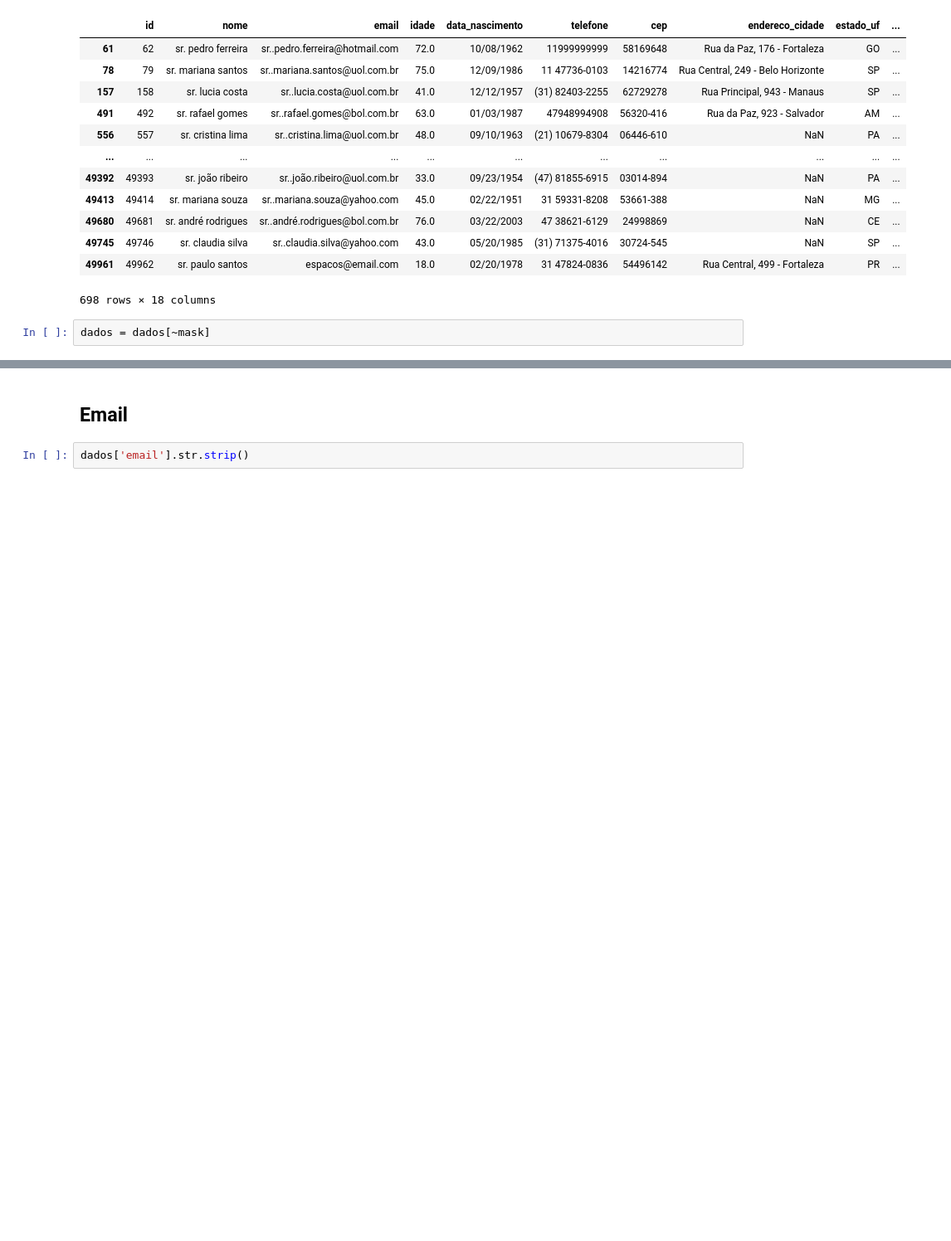
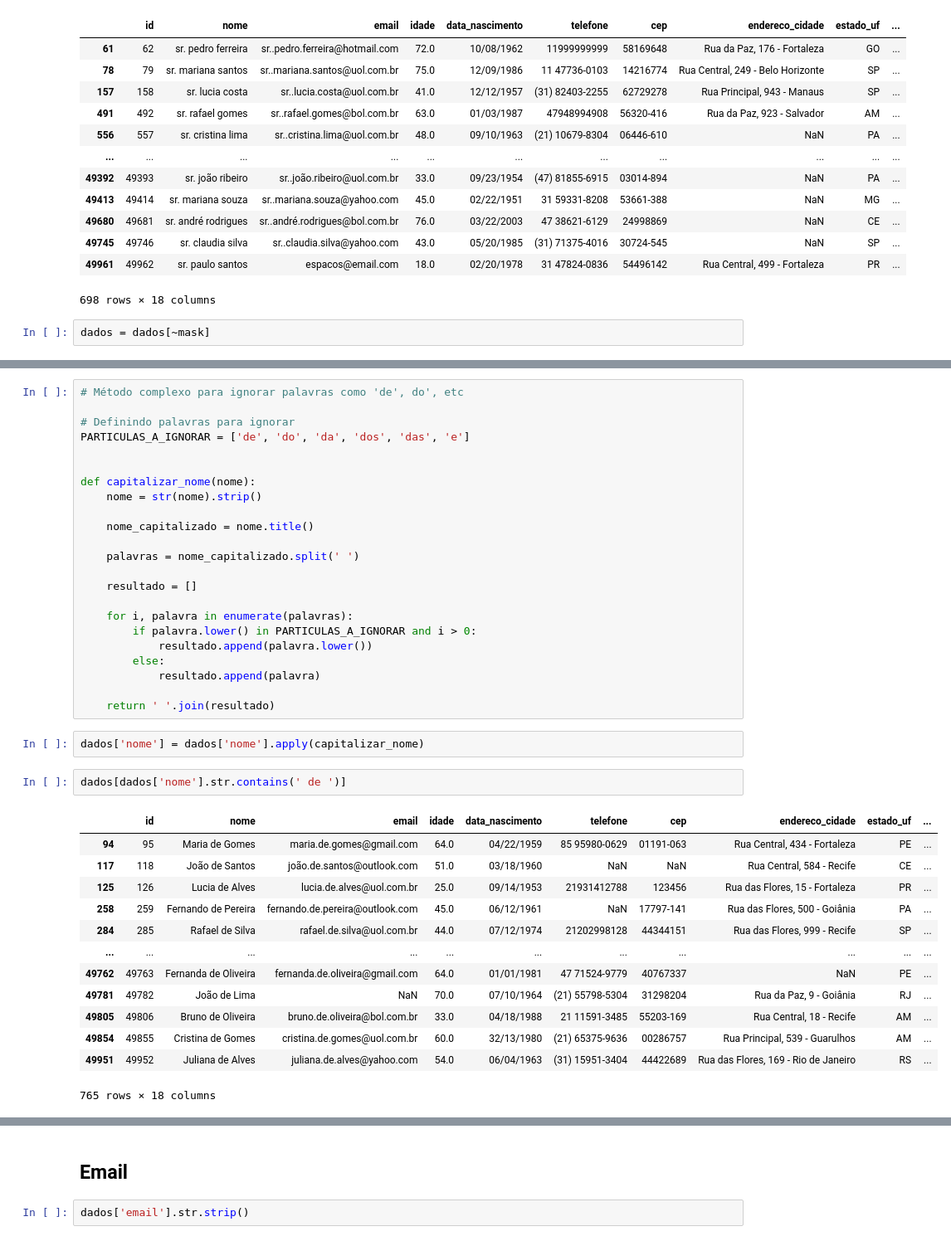
Before and after one commit to felipebocajr/dataset_pratica_limpeza_dados, a Jupyter notebook: Notebooks/01_Limpeza/Notebook.ipynb, the cells around one changed output, grey strips where cells are left out. Shown at 83% size. Saved outputs shown, nothing was run; the diff lists cells and outputs as text; blank space fills up the shorter version.

```diff
--- a/Notebooks/01_Limpeza/Notebook.ipynb
+++ b/Notebooks/01_Limpeza/Notebook.ipynb
@@ -243,0 +275,41 @@ Name: nome, Length: 44582, dtype: object>
+# %%
+# Método complexo para ignorar palavras como 'de', do', etc
+
+# Definindo palavras para ignorar
+PARTICULAS_A_IGNORAR = ['de', 'do', 'da', 'dos', 'das', 'e']
+
+
+def capitalizar_nome(nome):
+    nome = str(nome).strip()
+
+    nome_capitalizado = nome.title()
+
+    palavras = nome_capitalizado.split(' ')
+
+    resultado = []
+
+    for i, palavra in enumerate(palavras):
+        if palavra.lower() in PARTICULAS_A_IGNORAR and i > 0:
+            resultado.append(palavra.lower())
+        else:
+            resultado.append(palavra)
+
+    return ' '.join(resultado)
+# %%
+dados['nome'] = dados['nome'].apply(capitalizar_nome)
+# %%
+dados[dados['nome'].str.contains(' de ')]
+# %% [output]
+|  | id | nome | email | idade | data_nascimento | telefone | cep | endereco_cidade | estado_uf | ... |
+| 94 | 95 | Maria de Gomes | maria.de.gomes@gmail.com | 64.0 | 04/22/1959 | 85 95980-0629 | 01191-063 | Rua Central, 434 - Fortaleza | PE | ... |
+| 117 | 118 | João de Santos | joão.de.santos@outlook.com | 51.0 | 03/18/1960 | NaN | NaN | Rua Central, 584 - Recife | CE | ... |
+| 125 | 126 | Lucia de Alves | lucia.de.alves@uol.com.br | 25.0 | 09/14/1953 | 21931412788 | 123456 | Rua das Flores, 15 - Fortaleza | PR | ... |
+| 258 | 259 | Fernando de Pereira | fernando.de.pereira@outlook.com | 45.0 | 06/12/1961 | NaN | 17797-141 | Rua das Flores, 500 - Goiânia | PA | ... |
+| 284 | 285 | Rafael de Silva | rafael.de.silva@uol.com.br | 44.0 | 07/12/1974 | 21202998128 | 44344151 | Rua das Flores, 999 - Recife | SP | ... |
+| ... | ... | ... | ... | ... | ... | ... | ... | ... | ... | ... |
+| 49762 | 49763 | Fernanda de Oliveira | fernanda.de.oliveira@gmail.com | 64.0 | 01/01/1981 | 47 71524-9779 | 40767337 | NaN | PE | ... |
+| 49781 | 49782 | João de Lima | NaN | 70.0 | 07/10/1964 | (21) 55798-5304 | 31298204 | Rua da Paz, 9 - Goiânia | RJ | ... |
+| 49805 | 49806 | Bruno de Oliveira | bruno.de.oliveira@bol.com.br | 33.0 | 04/18/1988 | 21 11591-3485 | 55203-169 | Rua Central, 18 - Recife | AM | ... |
+| 49854 | 49855 | Cristina de Gomes | cristina.de.gomes@uol.com.br | 60.0 | 32/13/1980 | (21) 65375-9636 | 00286757 | Rua Principal, 539 - Guarulhos | AM | ... |
+| 49951 | 49952 | Juliana de Alves | juliana.de.alves@yahoo.com | 54.0 | 06/04/1963 | (31) 15951-3404 | 44422689 | Rua das Flores, 169 - Rio de Janeiro | RS | ... |
+765 rows × 18 columns
```
Also changed, not shown: parts of 41 cells of this notebook, 1 other file.
